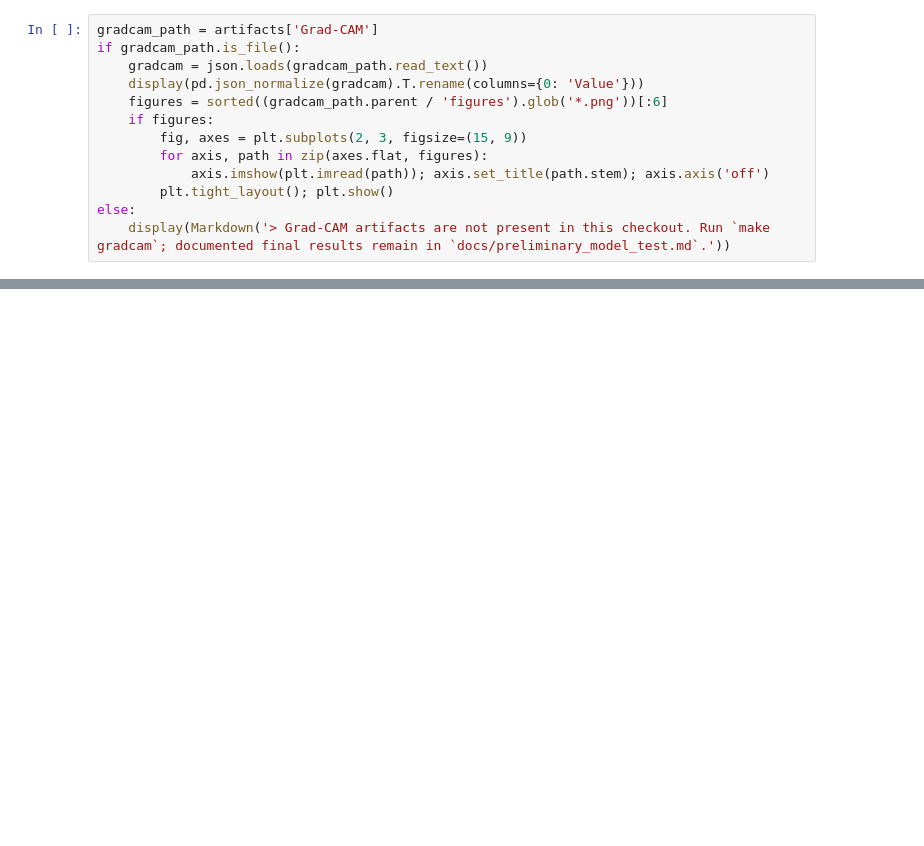
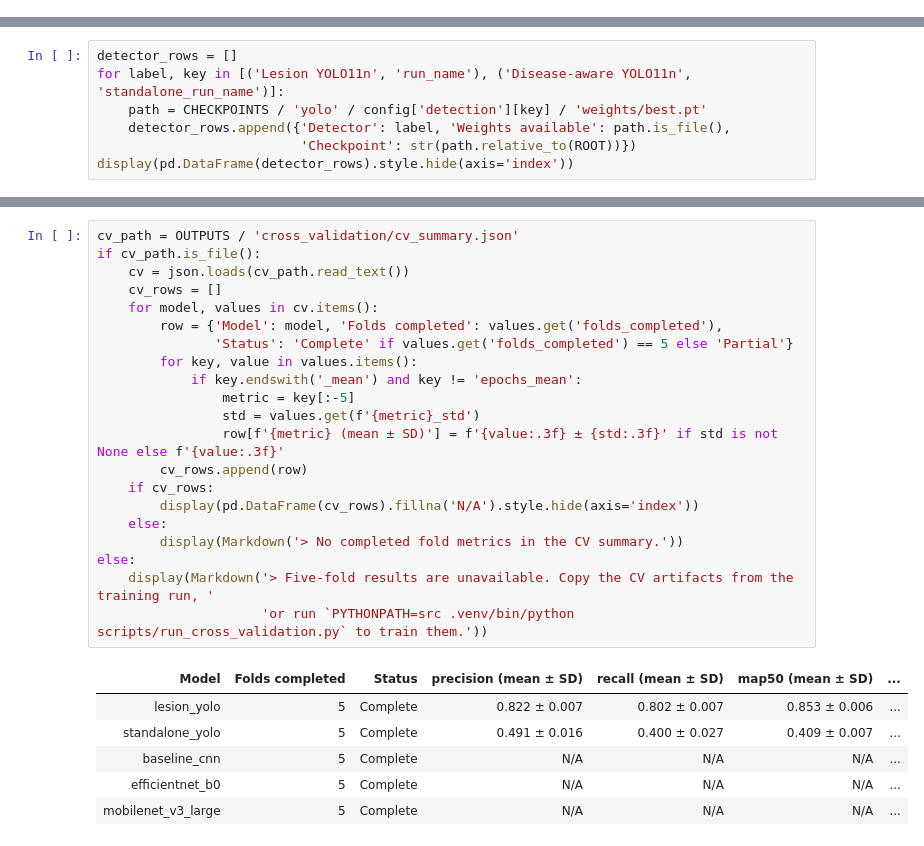
Before and after one commit to fingerprint101/plant-disease-assistant, a Jupyter notebook: notebooks/01_experiments_and_results.ipynb, the cells around one changed output, grey strips where cells are left out. Cells and saved outputs as stored; diff of their text form; blank space fills up the shorter version.

```diff
--- a/notebooks/01_experiments_and_results.ipynb
+++ b/notebooks/01_experiments_and_results.ipynb
@@ -257,13 +0,0 @@ else:
-# %%
-gradcam_path = artifacts['Grad-CAM']
-if gradcam_path.is_file():
-    gradcam = json.loads(gradcam_path.read_text())
-    display(pd.json_normalize(gradcam).T.rename(columns={0: 'Value'}))
-    figures = sorted((gradcam_path.parent / 'figures').glob('*.png'))[:6]
-    if figures:
-        fig, axes = plt.subplots(2, 3, figsize=(15, 9))
-        for axis, path in zip(axes.flat, figures):
-            axis.imshow(plt.imread(path)); axis.set_title(path.stem); axis.axis('off')
-        plt.tight_layout(); plt.show()
-else:
-    display(Markdown('> Grad-CAM artifacts are not present in this checkout. Run `make gradcam`; documented final results remain in `docs/preliminary_model_test.md`.'))
@@ -379,0 +137,7 @@ When preparing the final report:
+# %%
+detector_rows = []
+for label, key in [('Lesion YOLO11n', 'run_name'), ('Disease-aware YOLO11n', 'standalone_run_name')]:
+    path = CHECKPOINTS / 'yolo' / config['detection'][key] / 'weights/best.pt'
+    detector_rows.append({'Detector': label, 'Weights available': path.is_file(),
+                          'Checkpoint': str(path.relative_to(ROOT))})
+display(pd.DataFrame(detector_rows).style.hide(axis='index'))
@@ -379,0 +173,28 @@ When preparing the final report:
+# %%
+cv_path = OUTPUTS / 'cross_validation/cv_summary.json'
+if cv_path.is_file():
+    cv = json.loads(cv_path.read_text())
+    cv_rows = []
+    for model, values in cv.items():
+        row = {'Model': model, 'Folds completed': values.get('folds_completed'),
+               'Status': 'Complete' if values.get('folds_completed') == 5 else 'Partial'}
+        for key, value in values.items():
+            if key.endswith('_mean') and key != 'epochs_mean':
+                metric = key[:-5]
+                std = values.get(f'{metric}_std')
+                row[f'{metric} (mean ± SD)'] = f'{value:.3f} ± {std:.3f}' if std is not None else f'{value:.3f}'
+        cv_rows.append(row)
+    if cv_rows:
+        display(pd.DataFrame(cv_rows).fillna('N/A').style.hide(axis='index'))
+    else:
+        display(Markdown('> No completed fold metrics in the CV summary.'))
+else:
+    display(Markdown('> Five-fold results are unavailable. Copy the CV artifacts from the training run, '
+                     'or run `PYTHONPATH=src .venv/bin/python scripts/run_cross_validation.py` to train them.'))
+# %% [output]
+| Model | Folds completed | Status | precision (mean ± SD) | recall (mean ± SD) | map50 (mean ± SD) | ... |
+| lesion_yolo | 5 | Complete | 0.822 ± 0.007 | 0.802 ± 0.007 | 0.853 ± 0.006 | ... |
+| standalone_yolo | 5 | Complete | 0.491 ± 0.016 | 0.400 ± 0.027 | 0.409 ± 0.007 | ... |
+| baseline_cnn | 5 | Complete | N/A | N/A | N/A | ... |
+| efficientnet_b0 | 5 | Complete | N/A | N/A | N/A | ... |
+| mobilenet_v3_large | 5 | Complete | N/A | N/A | N/A | ... |
```
Also changed, not shown: parts of 43 cells of this notebook, 6 other files.
